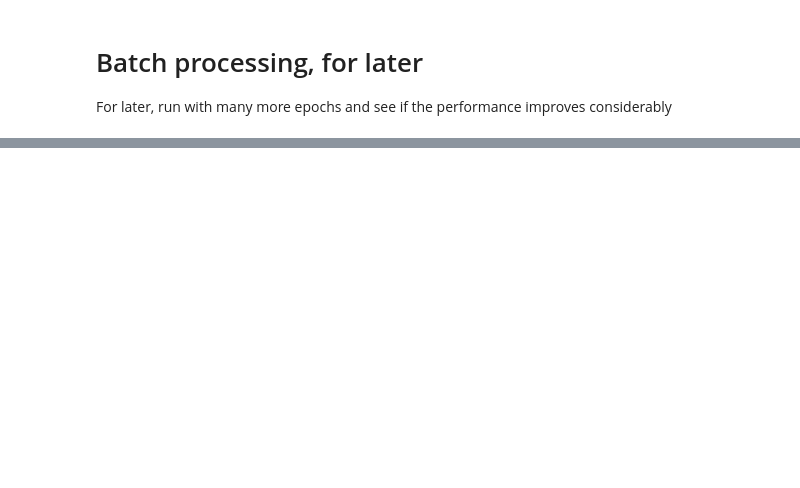
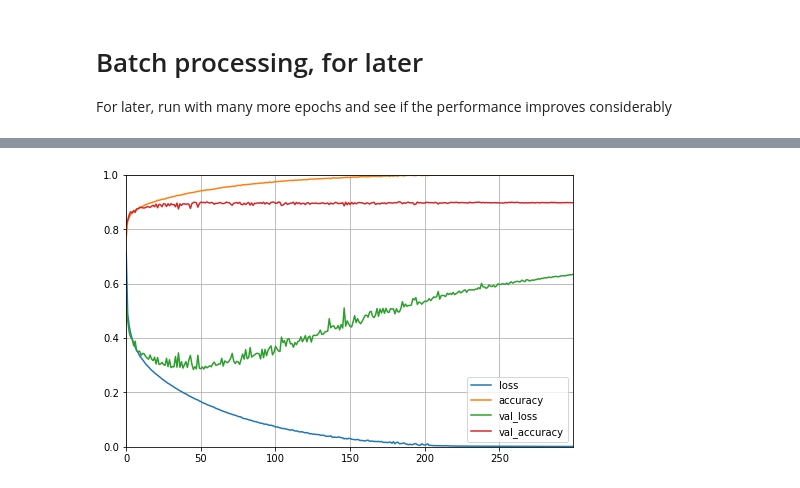
Before and after one commit to youngelf/MachineLearning, a Jupyter notebook: Hands-On2/Chapter 10.ipynb, the cells around one changed output, grey strips where cells are left out. Drawn from its saved outputs; the diff is of its cells as text; code cells hidden in the pictures; blank space fills up the shorter version.

```diff
--- a/Hands-On2/Chapter 10.ipynb
+++ b/Hands-On2/Chapter 10.ipynb
@@ -234,3 +243,12 @@ Epoch 19/300
+# %%
+import pandas as pd
+
+pd.DataFrame(history2.history).plot(figsize=(8,5))
+plt.grid(True)
+plt.gca().set_ylim(0,1) # Y axis set to [0,1]
+plt.show()
+# %% [output]
+[figure, added]
 # %%
 # A deeper model than earlier, but with as many epochs as the first.
 model3 = keras.models.Sequential([
```
Also changed, not shown: parts of 8 cells of this notebook, 1 other file.
